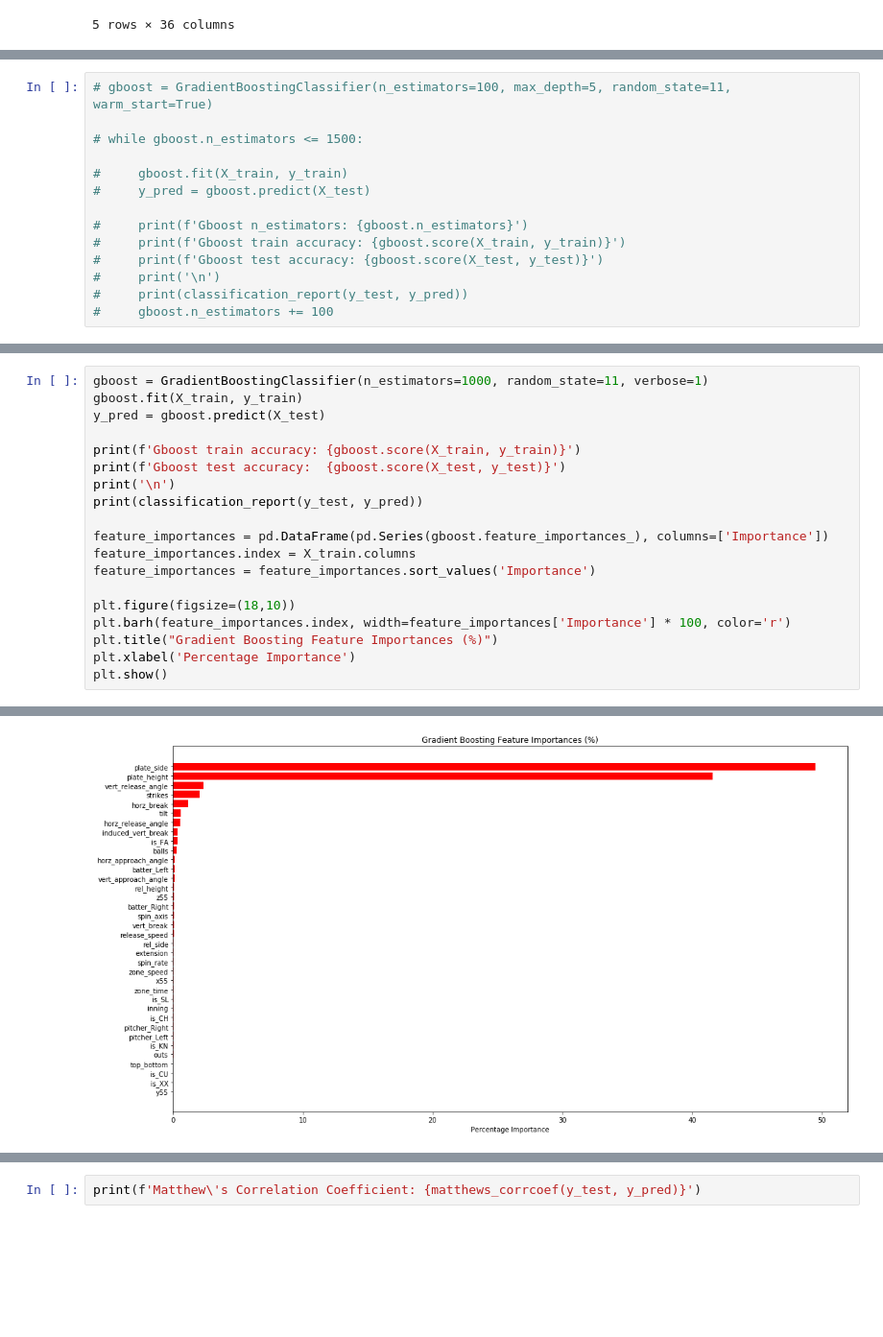
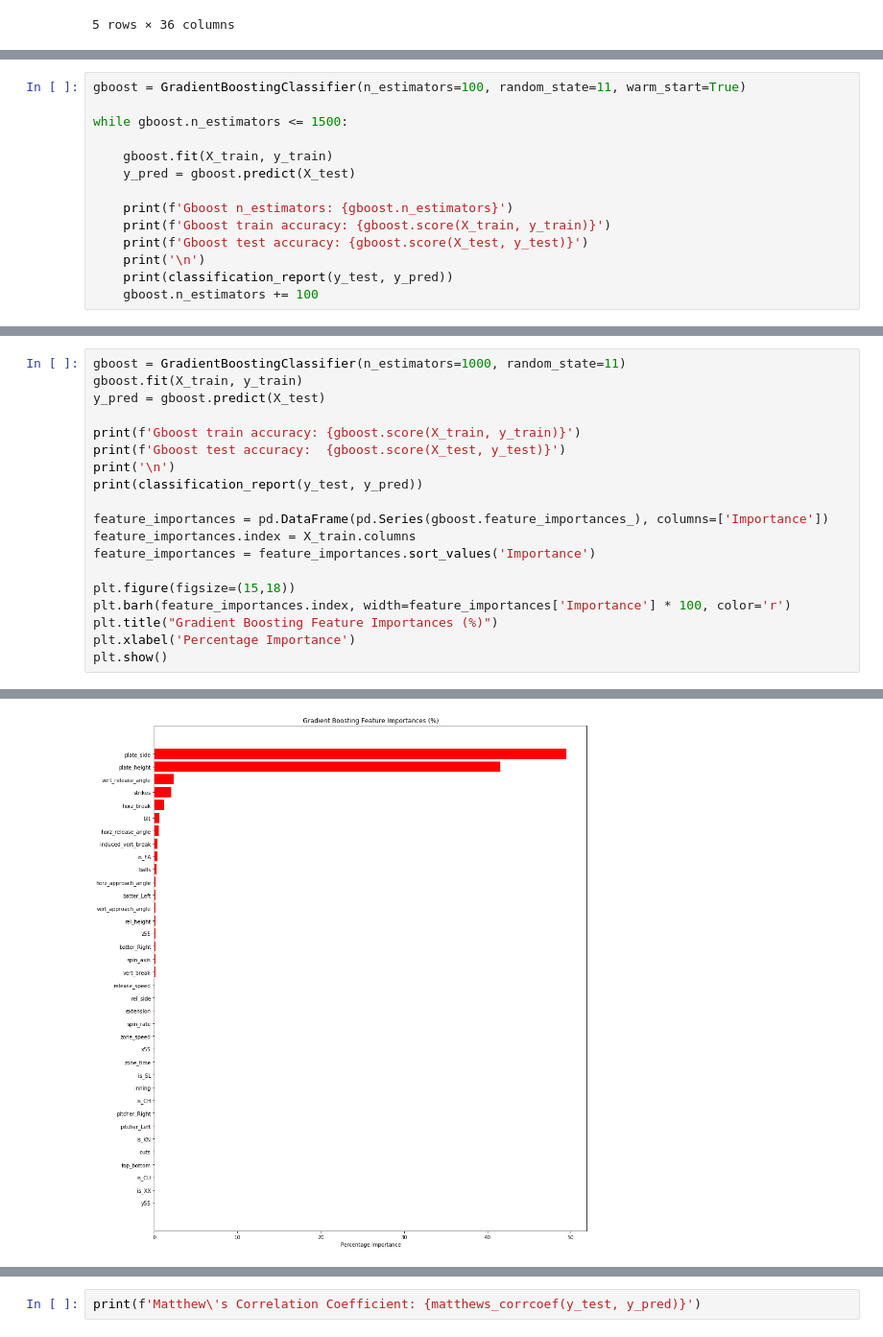
Before and after one commit to davidbuehler07/Capstone-Project-1, a Jupyter notebook: code/Mariners Challenge.ipynb, the cells around one changed output, grey strips where cells are left out. Shown: that part at 96% size. Cells and saved outputs as stored; diff of their text form; blank space fills up the shorter version.

```diff
--- a/code/Mariners Challenge.ipynb
+++ b/code/Mariners Challenge.ipynb
@@ -320,14 +393,14 @@ X_train.head()
 # %%
-# gboost = GradientBoostingClassifier(n_estimators=100, max_depth=5, random_state=11, warm_start=True)
+gboost = GradientBoostingClassifier(n_estimators=100, random_state=11, warm_start=True)
 
-# while gboost.n_estimators <= 1500:
+while gboost.n_estimators <= 1500:
 
-#     gboost.fit(X_train, y_train)
-#     y_pred = gboost.predict(X_test)
+    gboost.fit(X_train, y_train)
+    y_pred = gboost.predict(X_test)
 
-#     print(f'Gboost n_estimators: {gboost.n_estimators}')
-#     print(f'Gboost train accuracy: {gboost.score(X_train, y_train)}')
-#     print(f'Gboost test accuracy: {gboost.score(X_test, y_test)}')
-#     print('\n')
-#     print(classification_report(y_test, y_pred))
-#     gboost.n_estimators += 100
+    print(f'Gboost n_estimators: {gboost.n_estimators}')
+    print(f'Gboost train accuracy: {gboost.score(X_train, y_train)}')
+    print(f'Gboost test accuracy: {gboost.score(X_test, y_test)}')
+    print('\n')
+    print(classification_report(y_test, y_pred))
+    gboost.n_estimators += 100
@@ -334,5 +427,5 @@ X_train.head()
 # %%
-gboost = GradientBoostingClassifier(n_estimators=1000, random_state=11, verbose=1)
+gboost = GradientBoostingClassifier(n_estimators=1000, random_state=11)
 gboost.fit(X_train, y_train)
 y_pred = gboost.predict(X_test)
 
@@ -345,7 +438,7 @@ feature_importances = pd.DataFrame(pd.Series(gboost.feature_importances_), colum
 feature_importances.index = X_train.columns
 feature_importances = feature_importances.sort_values('Importance')
 
-plt.figure(figsize=(18,10))
+plt.figure(figsize=(15,18))
 plt.barh(feature_importances.index, width=feature_importances['Importance'] * 100, color='r')
 plt.title("Gradient Boosting Feature Importances (%)")
 plt.xlabel('Percentage Importance')
@@ -367,5 +455,5 @@ plt.show()
 
     accuracy                           0.87    145096
    macro avg       0.86      0.86      0.86    145096
 weighted avg       0.87      0.87      0.87    145096
-[figure, old version]
+[figure, new version]
```
Also changed, not shown: parts of 36 cells of this notebook.
